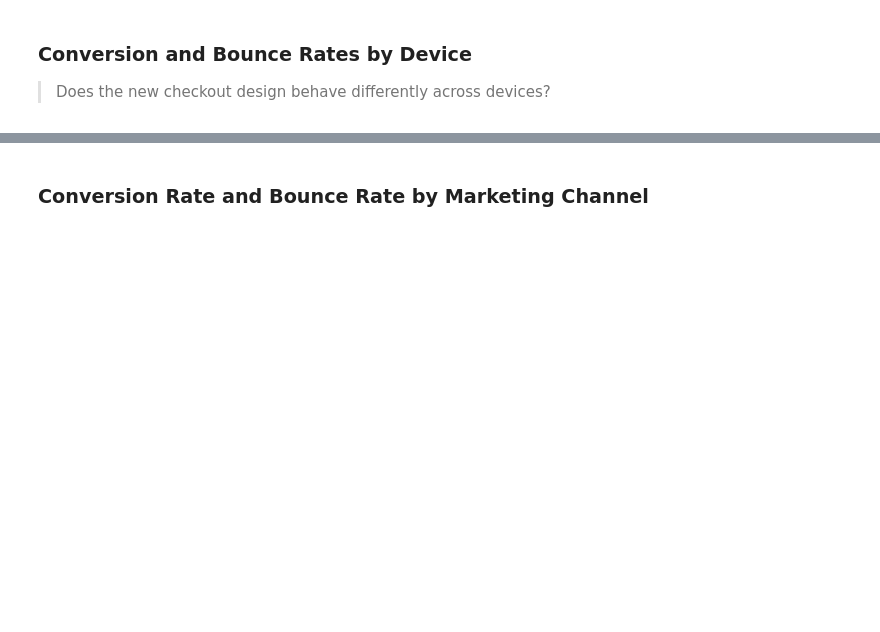
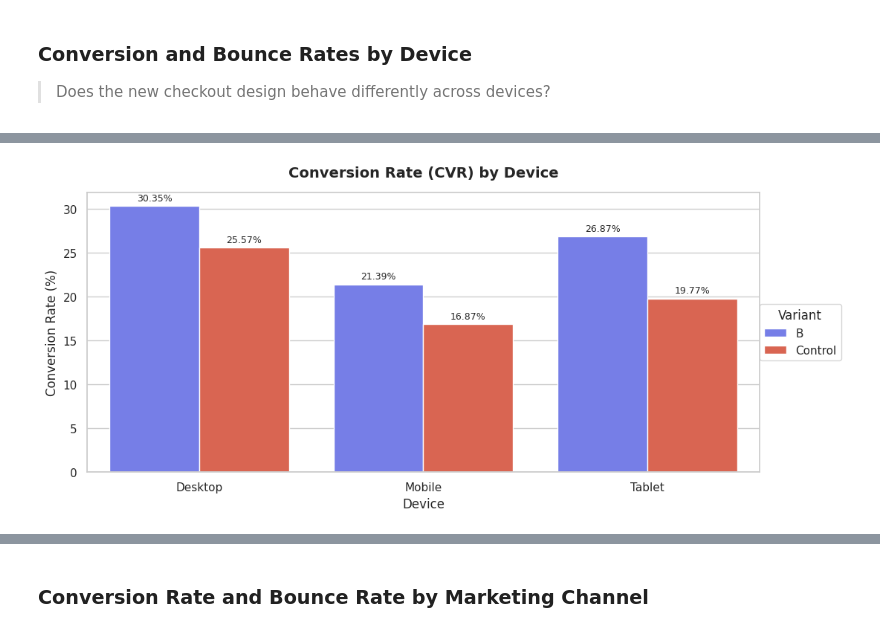
Before and after one commit to edi-kanyua/Product-Analytics-and-Experimentation, a Jupyter notebook: Product_Analytics_&_Experimentation_Case_Study.ipynb, the cells around one changed output, grey strips where cells are left out. Saved outputs shown, nothing was run; the diff lists cells and outputs as text; code cells hidden in the pictures; blank space fills up the shorter version.

```diff
--- a/Product_Analytics_&_Experimentation_Case_Study.ipynb
+++ b/Product_Analytics_&_Experimentation_Case_Study.ipynb
@@ -53,12 +51,17 @@ NOTE: REVISE ALL INSIGHTS!!!!
 # Import libraries
 import pandas as pd
 import numpy as np
+
+import matplotlib.pyplot as plt
 import seaborn as sns
-sns.set()
-import matplotlib.pyplot as plt
-import plotly.express as px
-from plotly.subplots import make_subplots
-import plotly.graph_objects as go
+sns.set_theme(
+    style = 'whitegrid',
+    rc = {
+        'figure.figsize': (11,5),
+        'axes.titlepad': 15
+    }
+)
+
 from scipy import stats
 # %%
 # Load dataset
@@ -234,0 +177,81 @@ fig.show()
+# %%
+device_summary = df.groupby(['device', 'variant']).agg(
+    users = ('user_id', 'count'),
+    conversions = ('converted', 'sum'),
+    bounced = ('bounced', 'sum')
+).reset_index()
+
+# Calc conversion rate (CVR)
+device_summary['conversion_rate'] = (
+    device_summary['conversions'] / device_summary['users']
+)*100
+
+# Calc bounce rate
+device_summary['bounce_rate'] = (
+    device_summary['bounced'] / device_summary['users']
+)*100
+
+# Set color palette
+palette = {
+    'Control': '#EF553B',
+    'B': '#636EFA'
+}
+
+# Viz CVR
+plt.figure()
+
+ax = sns.barplot(
+    data=device_summary,
+    x='device',
+    y='conversion_rate',
+    hue='variant',
+    palette=palette
+)
+
+plt.title('Conversion Rate (CVR) by Device', fontsize=14, fontweight='bold')
+plt.xlabel('Device')
+plt.ylabel('Conversion Rate (%)')
+
+# Add % labels
+for container in ax.containers:
+    ax.bar_label(
+        container,
+        fmt='%.2f%%',
+        padding=3,
+        fontsize=9
+    )
+
+plt.legend(title='Variant', loc='center right', bbox_to_anchor=(1.13, 0.5))
+plt.tight_layout()
+plt.show()
+
+
+# Viz Bounce Rate
+plt.figure()
+
+ax = sns.barplot(
+    data=device_summary,
+    x='device',
+    y='bounce_rate',
+    hue='variant',
+    palette=palette
+)
+
+plt.title('Bounce Rate by Device', fontsize=14, fontweight='bold')
+plt.xlabel('Device')
+plt.ylabel('Bounce Rate (%)')
+
+# Add % labels
+for container in ax.containers:
+    ax.bar_label(
+        container,
+        fmt='%.2f%%',
+        padding=3,
+        fontsize=9
+    )
+
+plt.legend(title='Variant', loc='center right', bbox_to_anchor=(1.13, 0.5))
+plt.tight_layout()
+plt.show()
+# %% [output]
+[figure, added]
```
Also changed, not shown: parts of 8 cells of this notebook.
